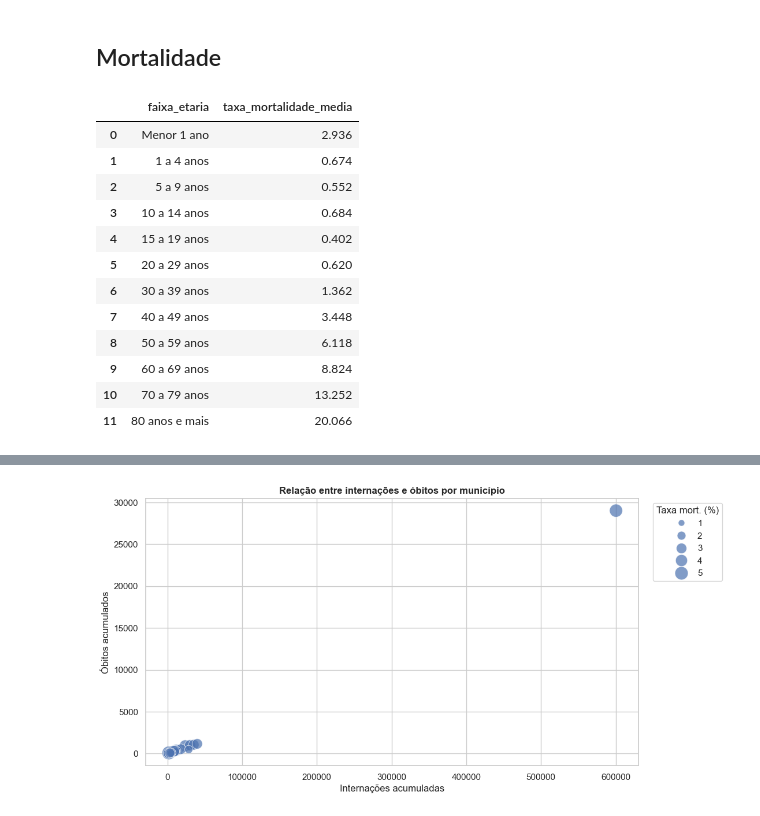
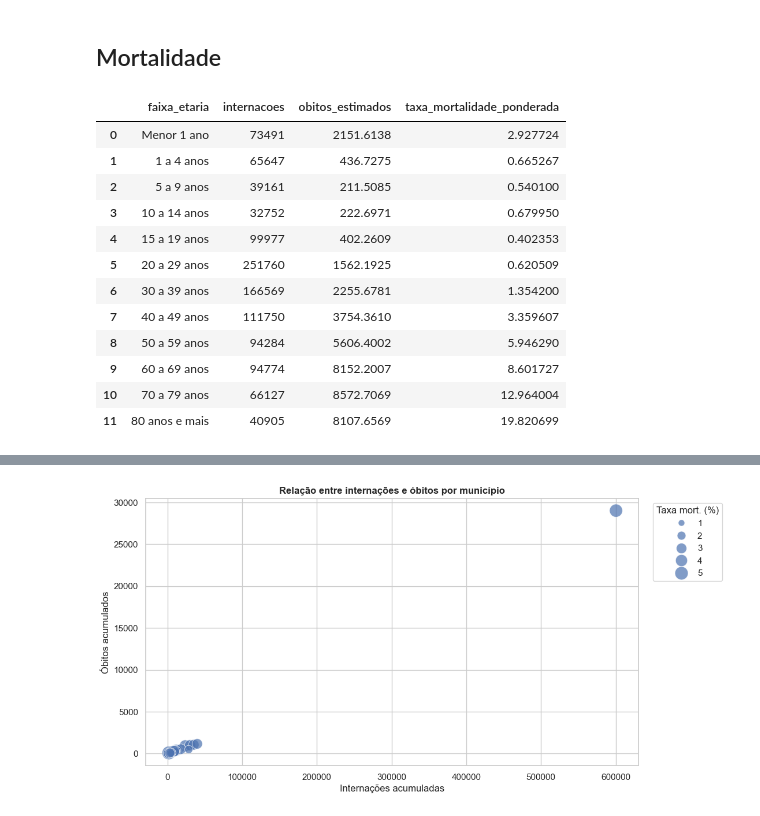
Before and after one commit to nicolasagra-dev/eda-datasus-amazonas, a Jupyter notebook: notebooks/eda_datasus_amazonas.ipynb, the cells around one changed output, grey strips where cells are left out. Drawn from its saved outputs; the diff is of its cells as text; code cells hidden in the pictures.

```diff
--- a/notebooks/eda_datasus_amazonas.ipynb
+++ b/notebooks/eda_datasus_amazonas.ipynb
@@ -694,26 +698,43 @@ As faixas de 20 a 39 anos têm maior volume absoluto de internações, mas a an
 # %% [markdown]
 ## Mortalidade
 # %%
+taxa_faixa_ponderada = taxa_faixa.merge(
+    internacoes_faixa,
+    on=["faixa_etaria", "ano"],
+    how="left",
+)
+taxa_faixa_ponderada["obitos_estimados"] = (
+    taxa_faixa_ponderada["taxa_mortalidade"]
+    / 100
+    * taxa_faixa_ponderada["internacoes"]
+)
+
 taxa_media_faixa = (
-    taxa_faixa.groupby("faixa_etaria", observed=True, as_index=False)
-    .agg(taxa_mortalidade_media=("taxa_mortalidade", "mean"))
+    taxa_faixa_ponderada.groupby("faixa_etaria", observed=True, as_index=False)
+    .agg(
+        internacoes=("internacoes", "sum"),
+        obitos_estimados=("obitos_estimados", "sum"),
+    )
     .sort_values("faixa_etaria")
 )
+taxa_media_faixa["taxa_mortalidade_ponderada"] = (
+    taxa_media_faixa["obitos_estimados"] / taxa_media_faixa["internacoes"] * 100
+)
 taxa_media_faixa
 # %% [output]
-|  | faixa_etaria | taxa_mortalidade_media |
-| 0 | Menor 1 ano | 2.936 |
-| 1 | 1 a 4 anos | 0.674 |
-| 2 | 5 a 9 anos | 0.552 |
-| 3 | 10 a 14 anos | 0.684 |
-| 4 | 15 a 19 anos | 0.402 |
-| 5 | 20 a 29 anos | 0.620 |
-| 6 | 30 a 39 anos | 1.362 |
-| 7 | 40 a 49 anos | 3.448 |
-| 8 | 50 a 59 anos | 6.118 |
-| 9 | 60 a 69 anos | 8.824 |
-| 10 | 70 a 79 anos | 13.252 |
-| 11 | 80 anos e mais | 20.066 |
+|  | faixa_etaria | internacoes | obitos_estimados | taxa_mortalidade_ponderada |
+| 0 | Menor 1 ano | 73491 | 2151.6138 | 2.927724 |
+| 1 | 1 a 4 anos | 65647 | 436.7275 | 0.665267 |
+| 2 | 5 a 9 anos | 39161 | 211.5085 | 0.540100 |
+| 3 | 10 a 14 anos | 32752 | 222.6971 | 0.679950 |
+| 4 | 15 a 19 anos | 99977 | 402.2609 | 0.402353 |
+| 5 | 20 a 29 anos | 251760 | 1562.1925 | 0.620509 |
+| 6 | 30 a 39 anos | 166569 | 2255.6781 | 1.354200 |
+| 7 | 40 a 49 anos | 111750 | 3754.3610 | 3.359607 |
+| 8 | 50 a 59 anos | 94284 | 5606.4002 | 5.946290 |
+| 9 | 60 a 69 anos | 94774 | 8152.2007 | 8.601727 |
+| 10 | 70 a 79 anos | 66127 | 8572.7069 | 12.964004 |
+| 11 | 80 anos e mais | 40905 | 8107.6569 | 19.820699 |
 # %%
 fig, ax = plt.subplots(figsize=(11, 7))
 sns.barplot(
```
Also changed, not shown: parts of 6 cells of this notebook, 17 other files.
